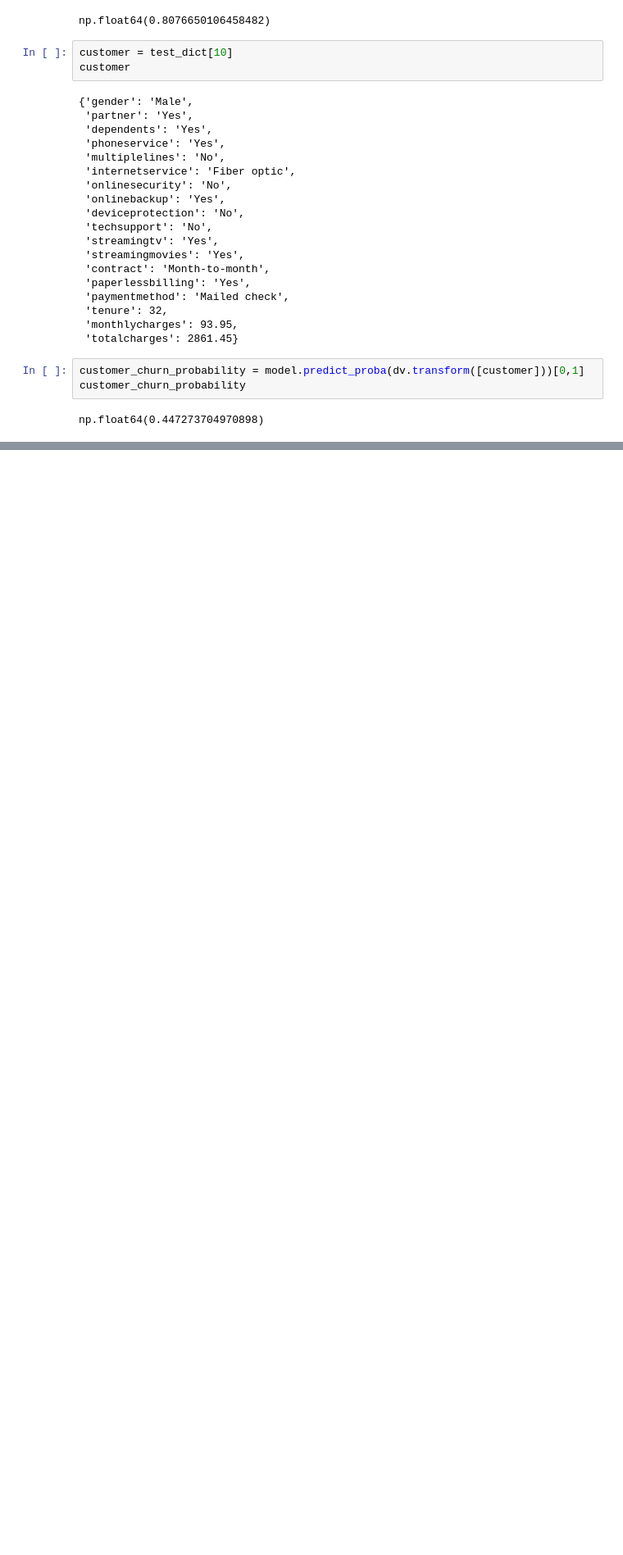
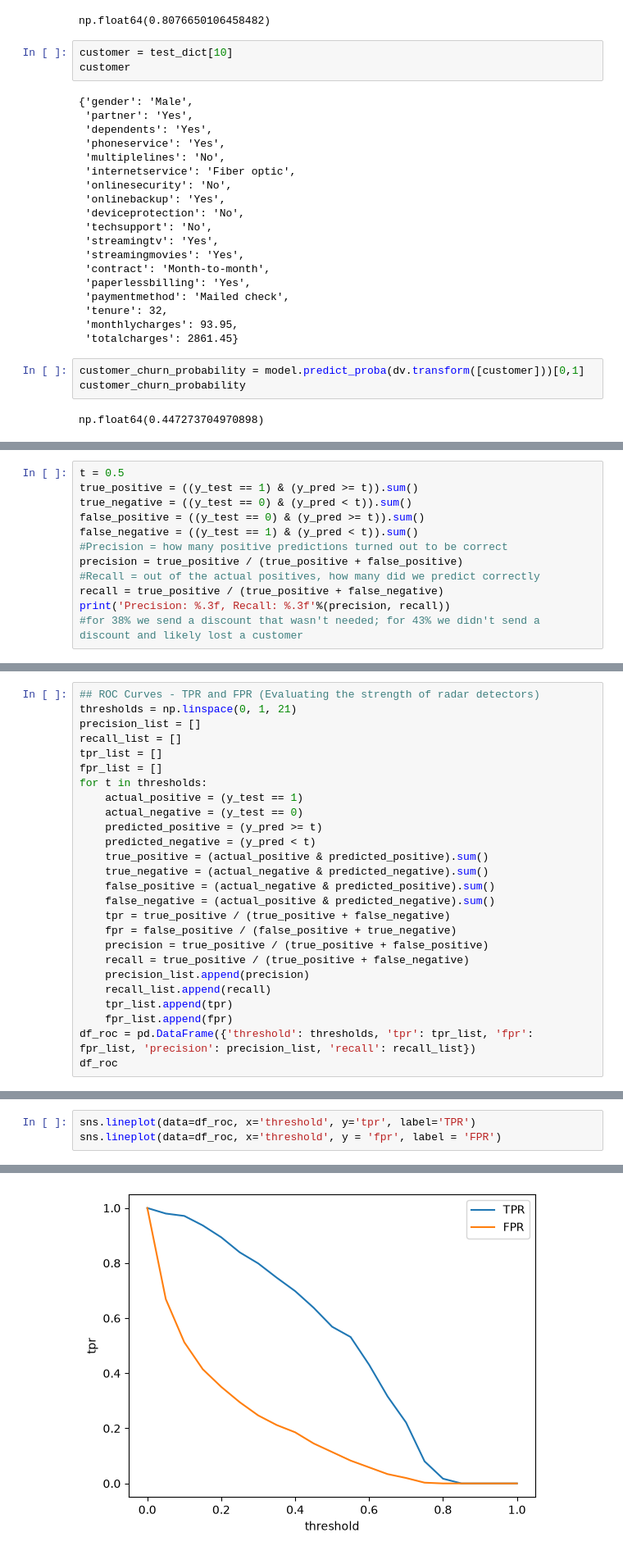
Before and after one commit to Ashwin-EU/Machine-Learning-Refresher, a Jupyter notebook: 03-Classification/classification.ipynb, the cells around one changed output, grey strips where cells are left out. Shown at 82% size. Cells and saved outputs as stored; diff of their text form; blank space fills up the shorter version.

```diff
--- a/03-Classification/classification.ipynb
+++ b/03-Classification/classification.ipynb
@@ -364,0 +432,12 @@ np.float64(0.447273704970898)
+# %%
+t = 0.5
+true_positive = ((y_test == 1) & (y_pred >= t)).sum()
+true_negative = ((y_test == 0) & (y_pred < t)).sum()
+false_positive = ((y_test == 0) & (y_pred >= t)).sum()
+false_negative = ((y_test == 1) & (y_pred < t)).sum()
+#Precision = how many positive predictions turned out to be correct
+precision = true_positive / (true_positive + false_positive)
+#Recall = out of the actual positives, how many did we predict correctly
+recall = true_positive / (true_positive + false_negative)
+print('Precision: %.3f, Recall: %.3f'%(precision, recall))
+#for 38% we send a discount that wasn't needed; for 43% we didn't send a discount and likely lost a customer
@@ -364,0 +446,26 @@ np.float64(0.447273704970898)
+# %%
+## ROC Curves - TPR and FPR (Evaluating the strength of radar detectors)
+thresholds = np.linspace(0, 1, 21)
+precision_list = []
+recall_list = []
+tpr_list = []
+fpr_list = []
+for t in thresholds:
+    actual_positive = (y_test == 1)
+    actual_negative = (y_test == 0)
+    predicted_positive = (y_pred >= t)
+    predicted_negative = (y_pred < t)
+    true_positive = (actual_positive & predicted_positive).sum()
+    true_negative = (actual_negative & predicted_negative).sum()
+    false_positive = (actual_negative & predicted_positive).sum()
+    false_negative = (actual_positive & predicted_negative).sum()
+    tpr = true_positive / (true_positive + false_negative)
+    fpr = false_positive / (false_positive + true_negative)
+    precision = true_positive / (true_positive + false_positive)
+    recall = true_positive / (true_positive + false_negative)
+    precision_list.append(precision)
+    recall_list.append(recall)
+    tpr_list.append(tpr)
+    fpr_list.append(fpr)
+df_roc = pd.DataFrame({'threshold': thresholds, 'tpr': tpr_list, 'fpr': fpr_list, 'precision': precision_list, 'recall': recall_list})
+df_roc
@@ -364,0 +490,4 @@ np.float64(0.447273704970898)
+# %%
+sns.lineplot(data=df_roc, x='threshold', y='tpr', label='TPR')
+sns.lineplot(data=df_roc, x='threshold', y = 'fpr', label = 'FPR')
+# %% [output]
@@ -364,0 +495 @@ np.float64(0.447273704970898)
+[figure, added]
```
Also changed, not shown: parts of 11 cells of this notebook.
